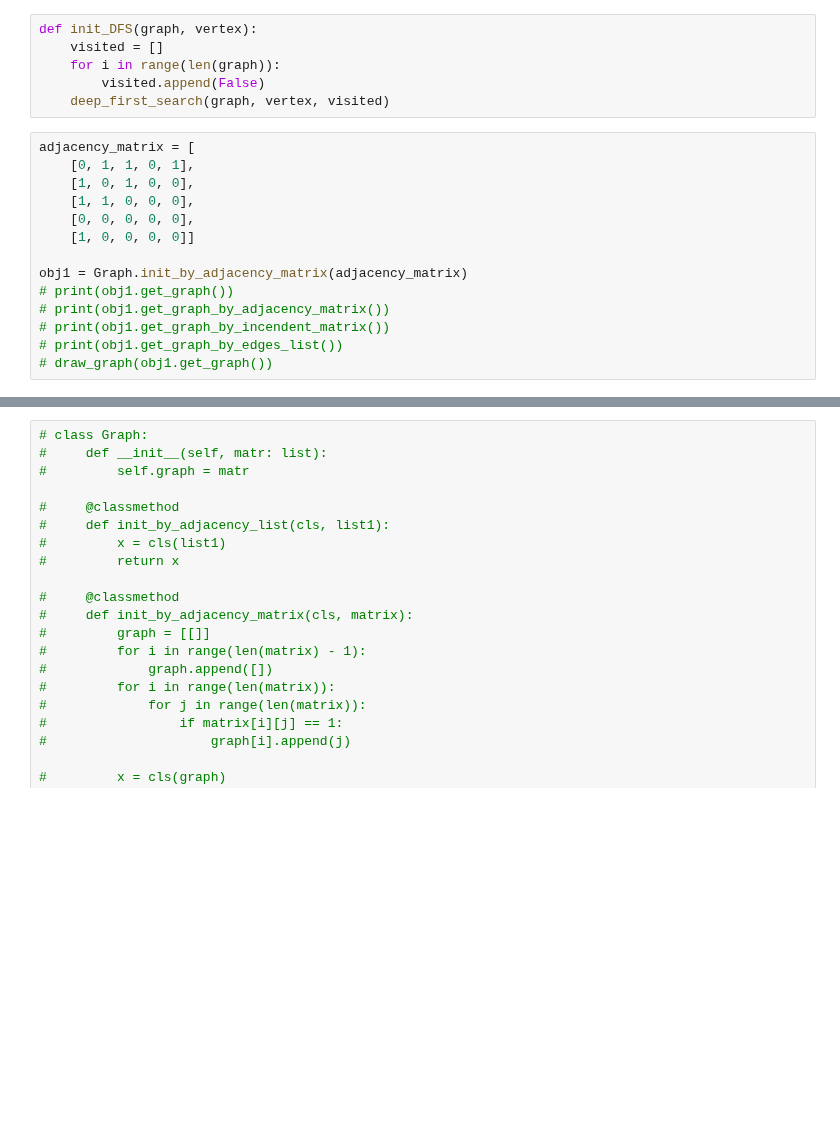
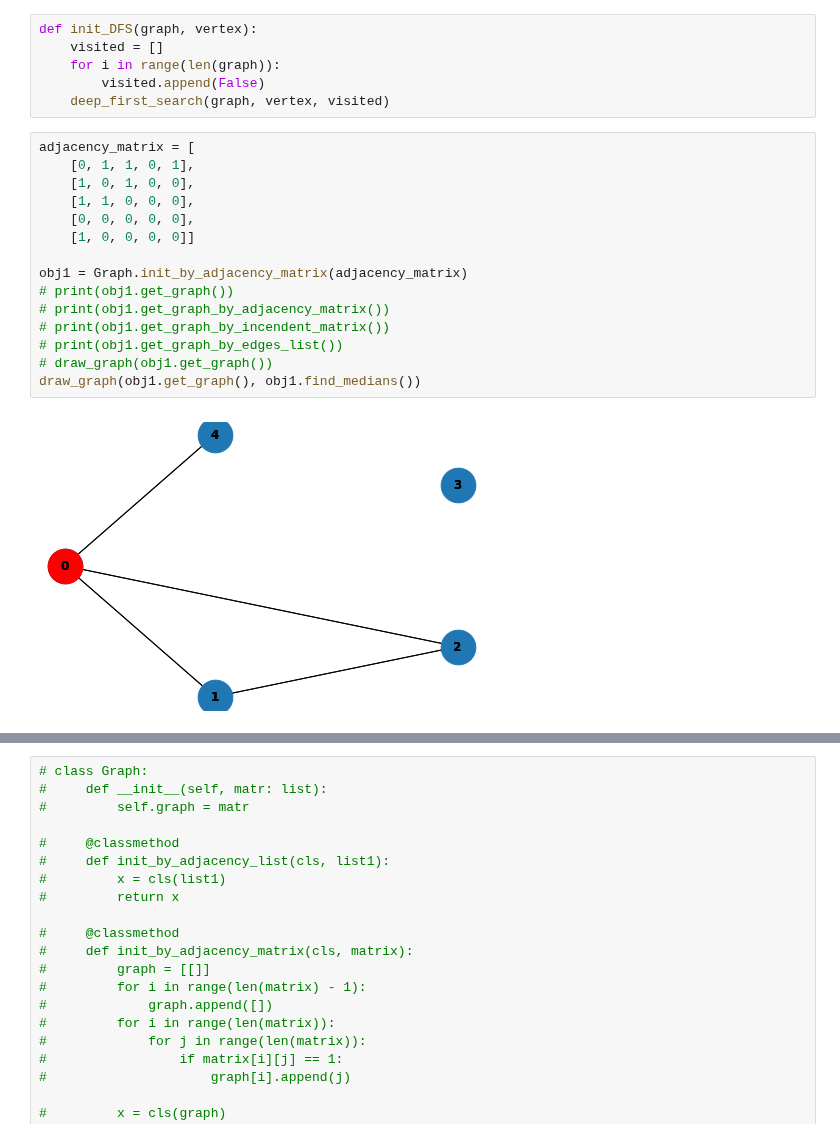
Before and after one commit to zbokostya/algorithms_3_1, a Jupyter notebook: Graph1.1.ipynb, the cells around one changed output, grey strips where cells are left out. Cells and saved outputs as stored; diff of their text form; blank space fills up the shorter version.

```diff
--- a/Graph1.1.ipynb
+++ b/Graph1.1.ipynb
@@ -183,15 +189,18 @@ def init_DFS(graph, vertex):
 # %%
 adjacency_matrix = [
     [0, 1, 1, 0, 1],
     [1, 0, 1, 0, 0],
     [1, 1, 0, 0, 0],
     [0, 0, 0, 0, 0],
     [1, 0, 0, 0, 0]]
 
 obj1 = Graph.init_by_adjacency_matrix(adjacency_matrix)
 # print(obj1.get_graph())
 # print(obj1.get_graph_by_adjacency_matrix())
 # print(obj1.get_graph_by_incendent_matrix())
 # print(obj1.get_graph_by_edges_list())
 # draw_graph(obj1.get_graph())
+draw_graph(obj1.get_graph(), obj1.find_medians())
+# %% [output]
+[figure, added]
 # %%
```
Also changed, not shown: parts of 3 cells of this notebook.
